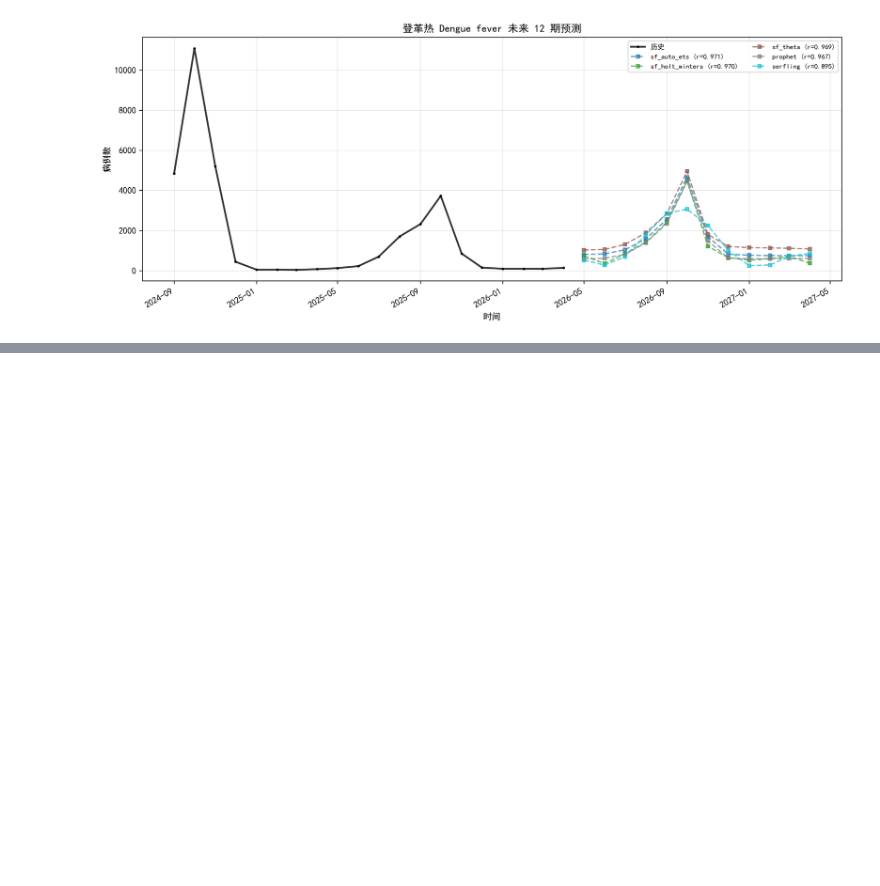
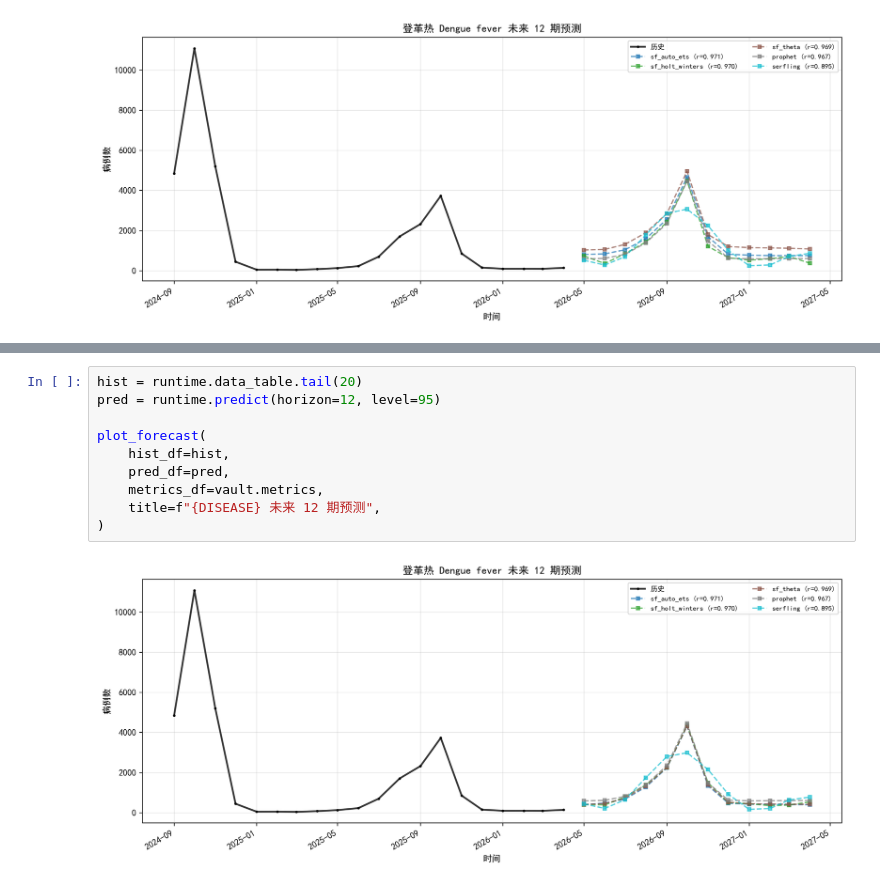
Before and after one commit to 1511878618/EpiAI, a Jupyter notebook: tutorial/tutorial_workflow.ipynb, the cells around one changed output, grey strips where cells are left out. Saved outputs shown, nothing was run; the diff lists cells and outputs as text; blank space fills up the shorter version.

```diff
--- a/tutorial/tutorial_workflow.ipynb
+++ b/tutorial/tutorial_workflow.ipynb
@@ -118,0 +217,12 @@ plot_forecast(
+# %%
+hist = runtime.data_table.tail(20)
+pred = runtime.predict(horizon=12, level=95)
+
+plot_forecast(
+    hist_df=hist,
+    pred_df=pred,
+    metrics_df=vault.metrics,
+    title=f"{DISEASE} 未来 12 期预测",
+)
+# %% [output]
+[figure, added]
```
Also changed, not shown: parts of 5 cells of this notebook, 55 other files.
